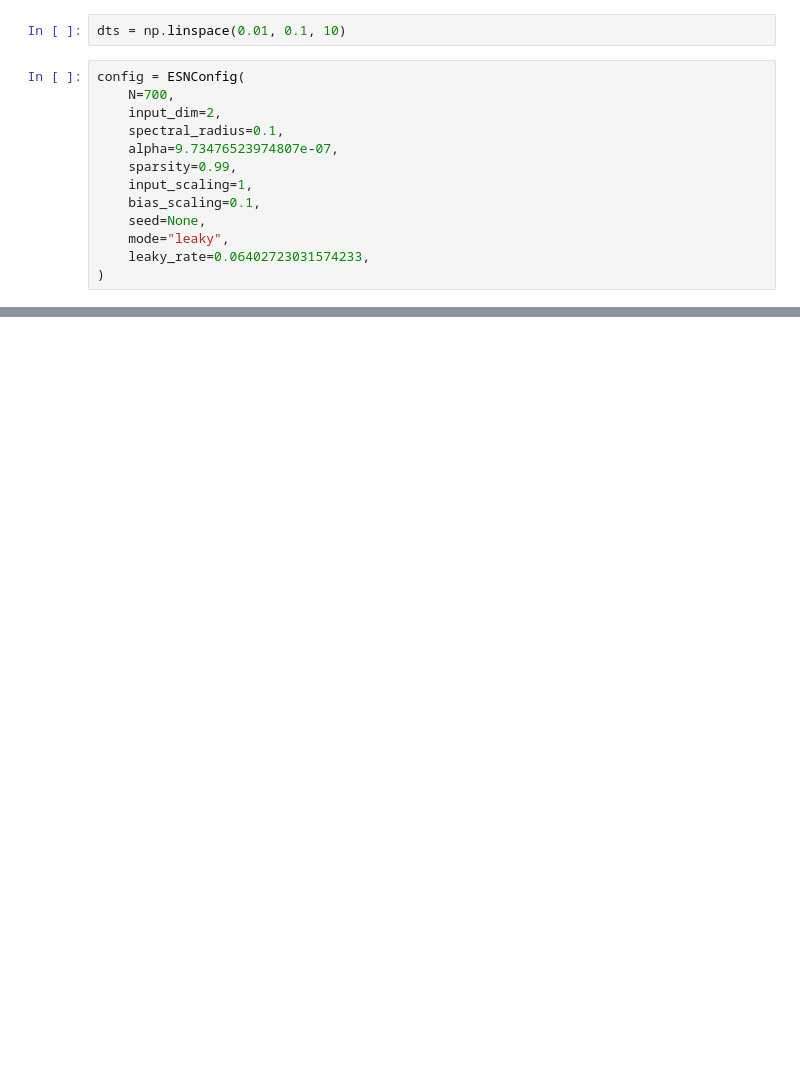
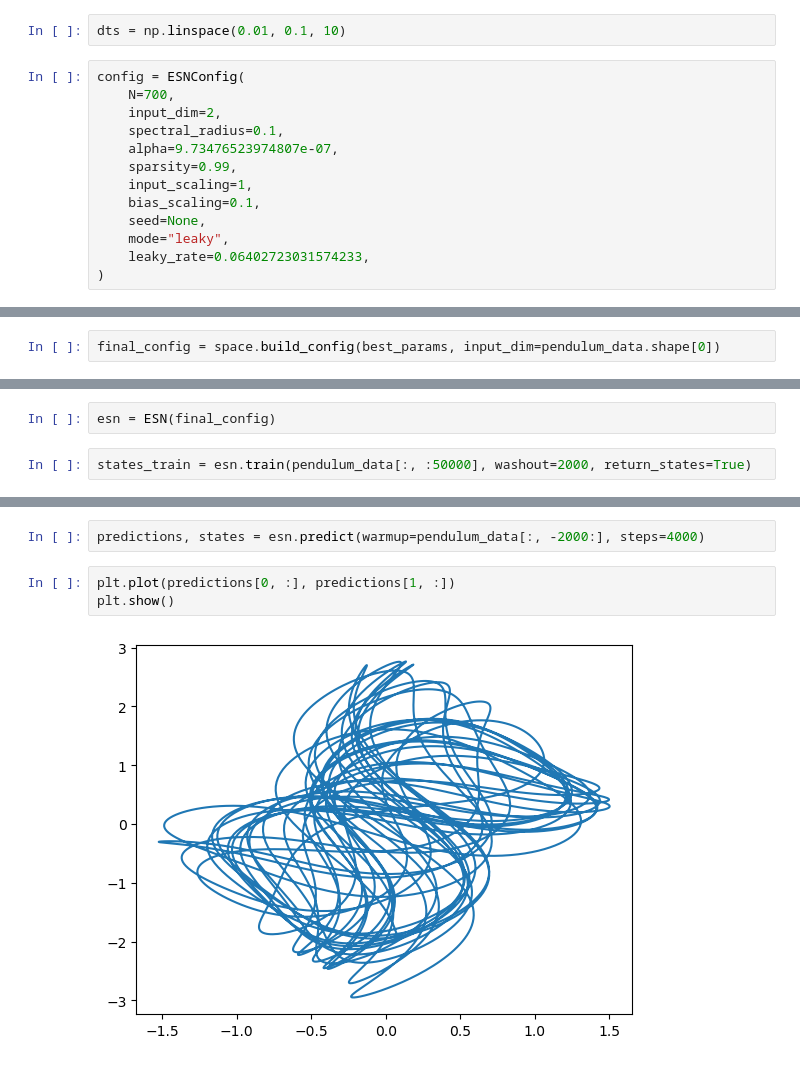
Before and after one commit to oist/ReservoirComputing, a Jupyter notebook: figure/fig3_pendulum_d.ipynb, the cells around one changed output, grey strips where cells are left out. Saved outputs shown, nothing was run; the diff lists cells and outputs as text; blank space fills up the shorter version.

```diff
--- a/figure/fig3_pendulum_d.ipynb
+++ b/figure/fig3_pendulum_d.ipynb
@@ -199,0 +291,2 @@ plt.show()
+# %%
+final_config = space.build_config(best_params, input_dim=pendulum_data.shape[0])
@@ -199,0 +297,4 @@ plt.show()
+# %%
+esn = ESN(final_config)
+# %%
+states_train = esn.train(pendulum_data[:, :50000], washout=2000, return_states=True)
@@ -199,0 +330,7 @@ plt.show()
+# %%
+predictions, states = esn.predict(warmup=pendulum_data[:, -2000:], steps=4000)
+# %%
+plt.plot(predictions[0, :], predictions[1, :])
+plt.show()
+# %% [output]
+[figure, added]
```
Also changed, not shown: parts of 21 cells of this notebook, 6 other files.
